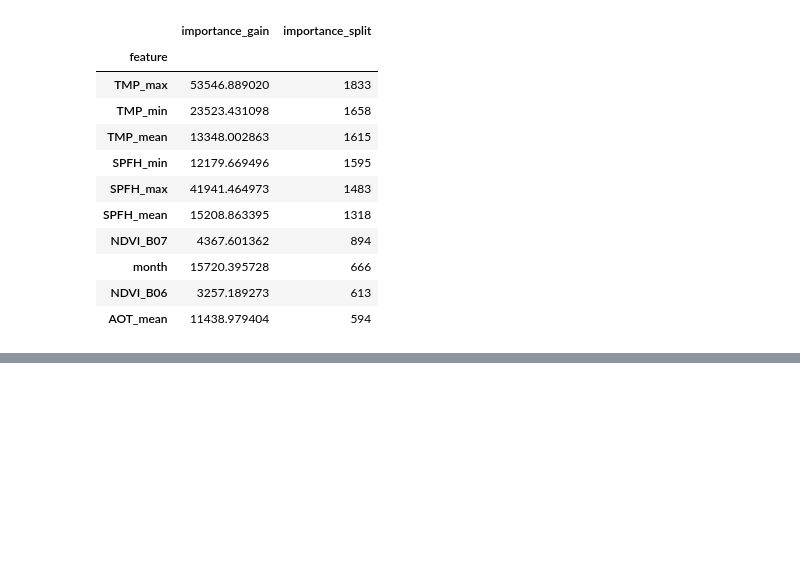
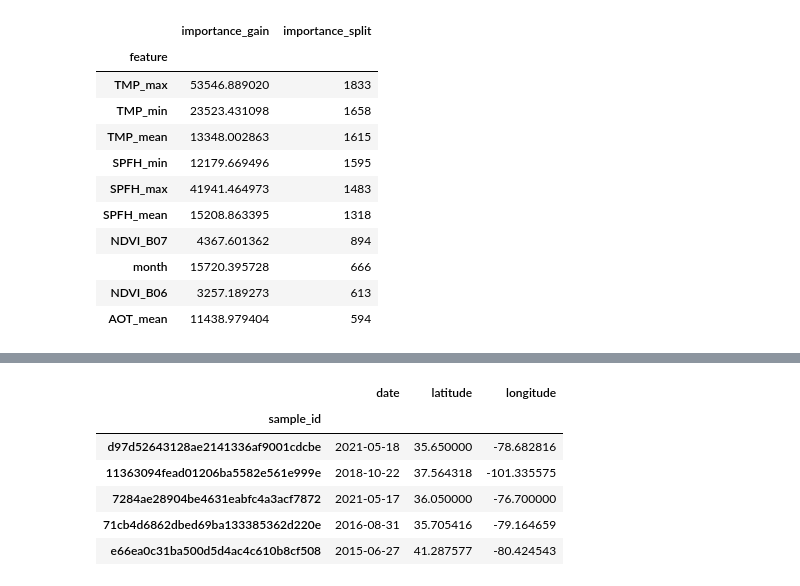
Before and after one commit to drivendataorg/cyfi, a Jupyter notebook: notebooks/0.0-klw-adding-climate.ipynb, the cells around one changed output, grey strips where cells are left out. Saved outputs shown, nothing was run; the diff lists cells and outputs as text; code cells hidden in the pictures; blank space fills up the shorter version.

```diff
--- a/notebooks/0.0-klw-adding-climate.ipynb
+++ b/notebooks/0.0-klw-adding-climate.ipynb
@@ -484,0 +513,6 @@ shutil.rmtree(tmp_save_dir)
+# %%
+eval = pd.read_csv(REPO_ROOT.parent / "tests/assets/evaluate_data.csv")
+eval = add_unique_identifier(eval)
+
+predict = pd.read_csv(REPO_ROOT.parent / "tests/assets/predict_data.csv")
+predict = add_unique_identifier(predict)
@@ -484,0 +532,10 @@ shutil.rmtree(tmp_save_dir)
+# %%
+predict
+# %% [output]
+|  | date | latitude | longitude |
+| sample_id |  |  |  |
+| d97d52643128ae2141336af9001cdcbe | 2021-05-18 | 35.650000 | -78.682816 |
+| 11363094fead01206ba5582e561e999e | 2018-10-22 | 37.564318 | -101.335575 |
+| 7284ae28904be4631eabfc4a3acf7872 | 2021-05-17 | 36.050000 | -76.700000 |
+| 71cb4d6862dbed69ba133385362d220e | 2016-08-31 | 35.705416 | -79.164659 |
+| e66ea0c31ba500d5d4ac4c610b8cf508 | 2015-06-27 | 41.287577 | -80.424543 |
```
Also changed, not shown: parts of 15 cells of this notebook, 1 other file.
